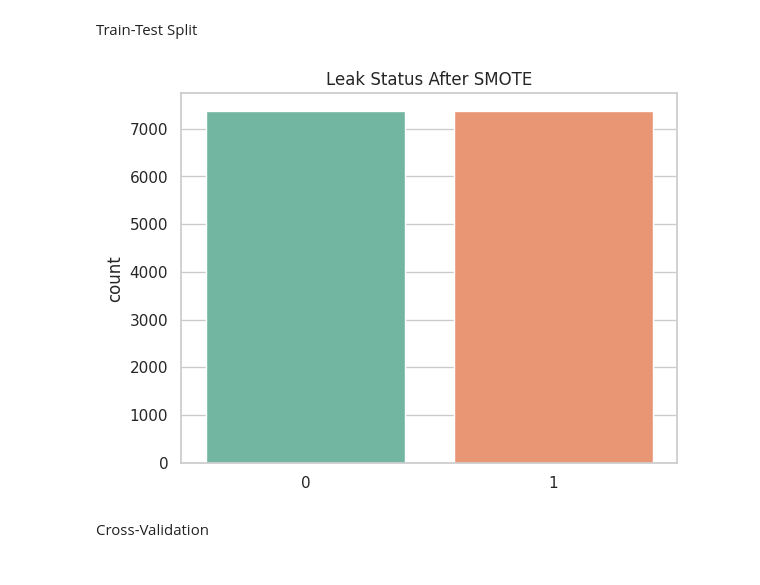
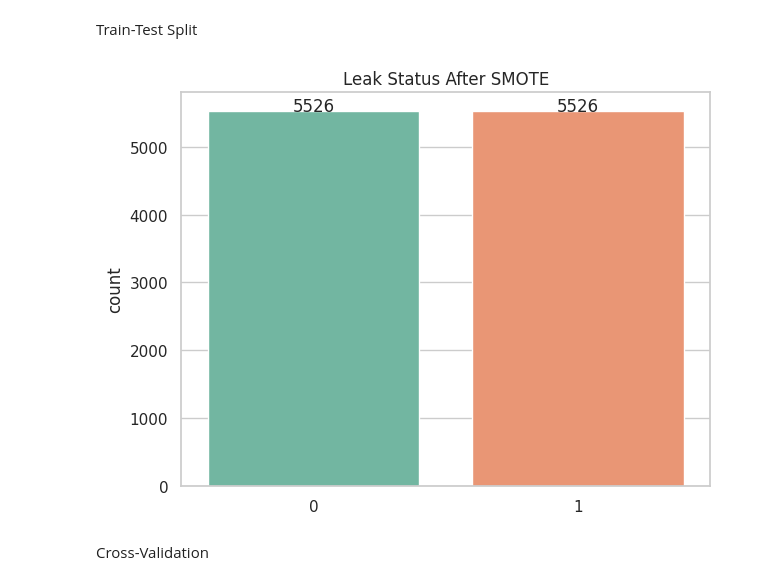
Before and after one commit to ambkingdavid/Leak-Detection-Model, a Jupyter notebook: new_svm_model.ipynb, the cells around one changed output. Saved outputs shown, nothing was run; the diff lists cells and outputs as text; code cells hidden in the pictures.

```diff
--- a/new_svm_model.ipynb
+++ b/new_svm_model.ipynb
@@ -43,16 +73,26 @@ df.head()
 
 # Visualizing the class distribution
 
-# Assuming your class labels are in the column 'leak_label'
+# Set theme and figure size
 sns.set_theme(style="whitegrid")
-plt.figure(figsize=(6,4))
+plt.figure(figsize=(6, 4))
 
-# Countplot of leak classes
-sns.countplot(data=df, x='Leak_Status', hue='Leak_Status', palette='Set2', legend=False)
+# Create the countplot
+ax = sns.countplot(data=df, x='leak_status', hue='leak_status', palette='Set2', legend=False)
 
-# Optional: Add titles and axis labels
+# Add count labels on top of each bar
+for p in ax.patches:
+    height = p.get_height()
+    ax.text(
+        p.get_x() + p.get_width() / 2.,
+        height + 1,
+        int(height),
+        ha="center"
+    )
+
+# Titles and labels
 plt.title('Class Distribution: Leak vs. No-Leak')
-plt.xlabel('Leak_Status')
+plt.xlabel('leak_status')
 plt.ylabel('Count')
 plt.tight_layout()
 plt.show()
@@ -62,13 +102,13 @@ plt.show()
 Encode Target Labels
 # %%
 le = LabelEncoder()
-y = le.fit_transform(df['Leak_Status'])
+y = le.fit_transform(df['leak_status'])
 # %% [markdown]
 Train-Test Split
 # %%
-X = df.drop(['CR-corrosion defect', 'Leak_Status'], axis=1)
+X = df.drop(['CR-corrosion defect', 'leak_status'], axis=1)
 
-X_train, X_test, y_train, y_test = train_test_split(X, y, test_size=0.2, random_state=42)
+X_train, X_test, y_train, y_test = train_test_split(X, y, test_size=0.4, random_state=42)
 
 scaler = StandardScaler()
 X_train = scaler.fit_transform(X_train)
@@ -76,12 +116,26 @@ X_test = scaler.transform(X_test)
 # %%
 smote = SVMSMOTE(random_state=42)
 X_train, y_train = smote.fit_resample(X_train, y_train)
 
-sns.countplot(x=y_train, hue=y_train, palette='Set2', legend=False)
+# Plot the countplot
+ax = sns.countplot(x=y_train, hue=y_train, palette='Set2', legend=False)
+
+# Add count labels on top of each bar
+for p in ax.patches:
+    height = p.get_height()
+    ax.text(
+        p.get_x() + p.get_width() / 2.,
+        height + 1,
+        int(height),
+        ha="center"
+    )
+
+# Add title
 plt.title('Leak Status After SMOTE')
+plt.tight_layout()
 plt.show()
 # %% [output]
-[figure, old version]
+[figure, new version]
 # %% [markdown]
 Cross-Validation
 # %%
```
Also changed, not shown: parts of 7 cells of this notebook, 3 other files.
